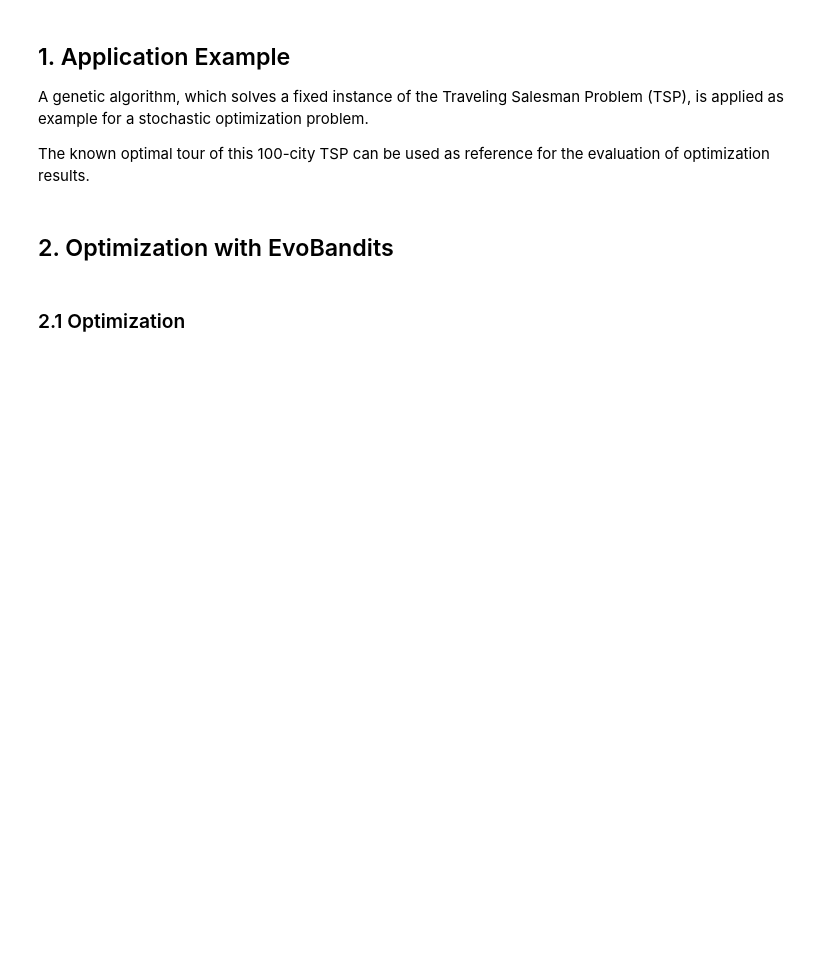
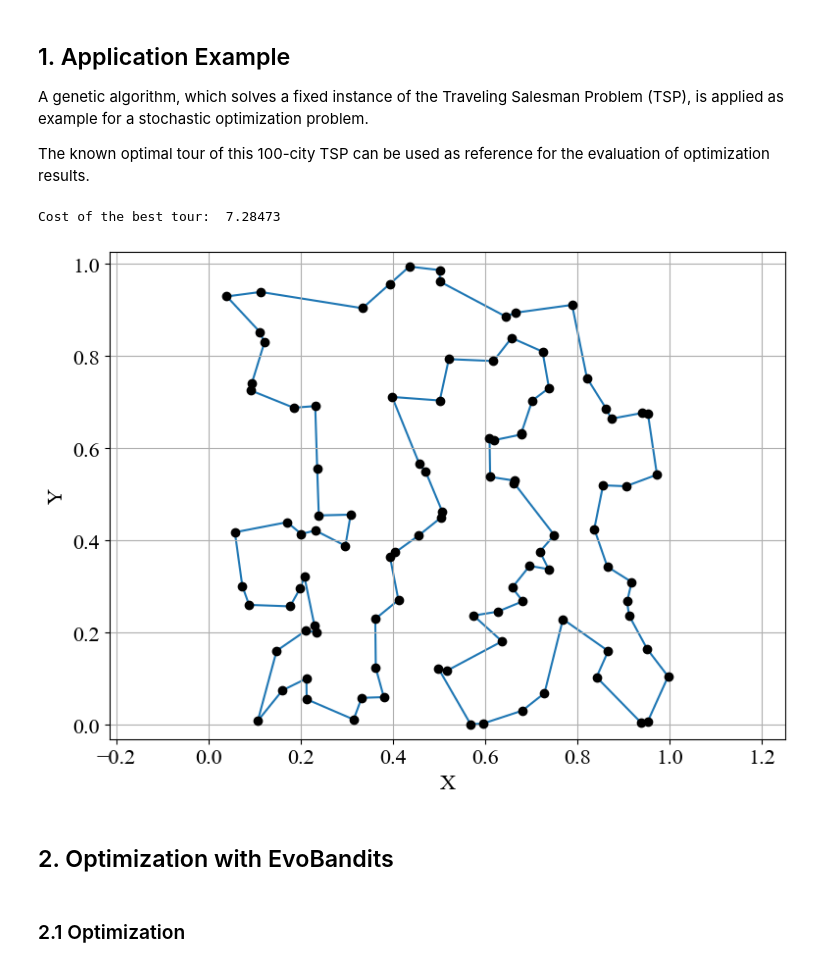
Before and after one commit to fwuermseher/evobandits-demo, a Jupyter notebook: evobandits_demo.ipynb, the cells around one changed output. Cells and saved outputs as stored; diff of their text form; code cells hidden in the pictures; blank space fills up the shorter version.

Commit message:
more plots for evobandits_demo

```diff
--- a/evobandits_demo.ipynb
+++ b/evobandits_demo.ipynb
@@ -20,3 +21,14 @@ RNG = np.random.default_rng(SEED)
+# %%
+plt.style.use("default")
+
+mpl.rcParams["font.family"] = "serif"
+mpl.rcParams["font.serif"] = [
+    "Computer Modern Roman",
+    "Times New Roman",
+    "Times",
+    "DejaVu Serif",
+]
+mpl.rcParams["font.size"] = 16
 # %% [markdown]
 ## 1. Application Example
 
@@ -44,3 +38,25 @@ print(f"Cost of the best tour:\t{TSP_OPT_COST}")
+# %%
+print(f"Cost of the best tour:\t{TSP_OPT_COST}")
+# %% [output]
+Cost of the best tour:  7.28473
+# %%
+fig, ax = plt.subplots(figsize=(8, 6))
+
+tour_path = TSP_CITIES[TSP_OPT_TOUR]
+tour_path = np.vstack([tour_path, tour_path[0]])
+ax.plot(tour_path[:, 0], tour_path[:, 1], "-", c="C0", zorder=1)
+ax.scatter(TSP_CITIES[:, 0], TSP_CITIES[:, 1], c="black", zorder=2)
+
+ax.grid(True)
+ax.axis("equal")
+ax.set_xlabel("X")
+ax.set_ylabel("Y")
+
+plt.tight_layout()
+plt.savefig(Path("_plots/01_tsp_opt.pdf"))
+plt.show()
+# %% [output]
+[figure, added]
 # %% [markdown]
 ## 2. Optimization with EvoBandits
 # %% [markdown]
```
Also changed, not shown: parts of 27 cells of this notebook, 3 other files.
